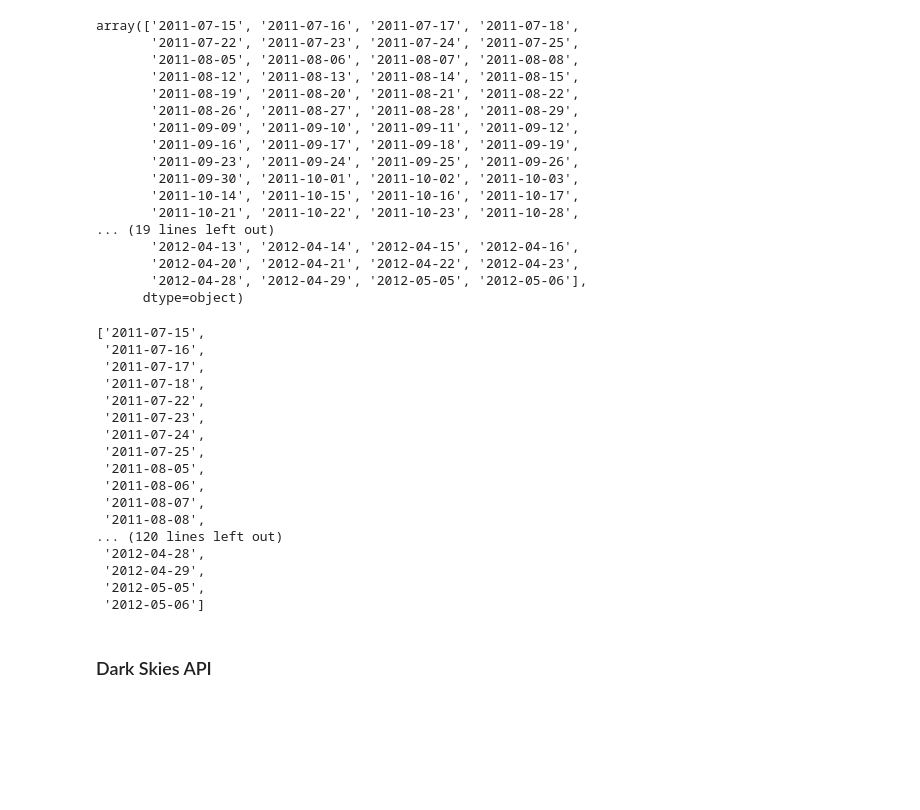
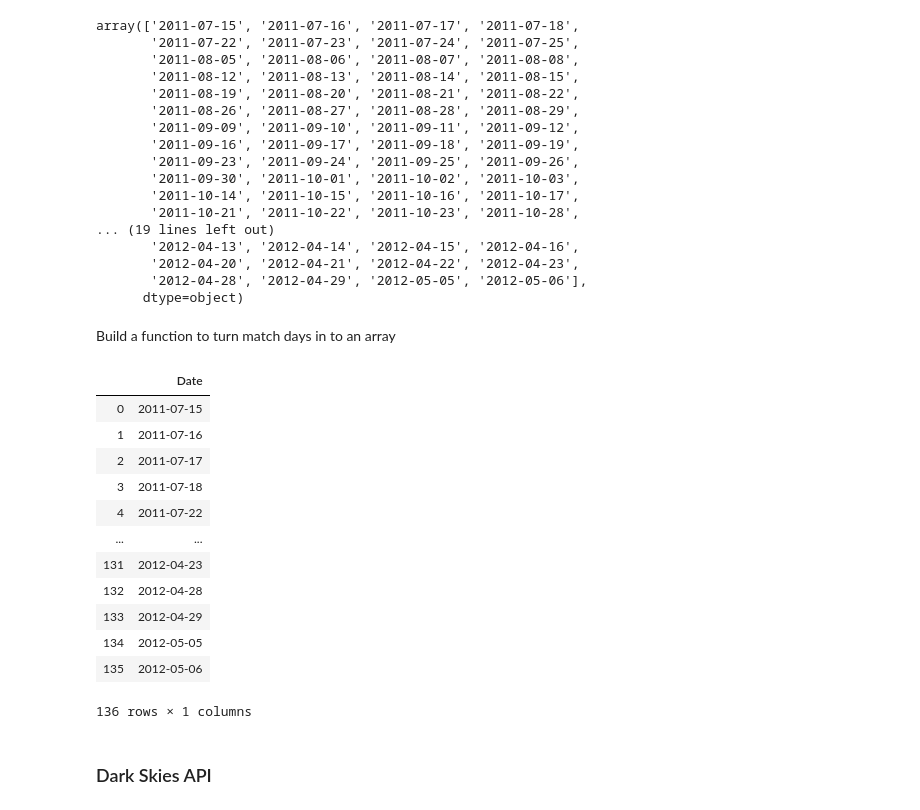
Before and after one commit to petehumphries/Flatiron_School-Module_2_Proj, a Jupyter notebook: module_2_project.ipynb, the cells around one changed output. Cells and saved outputs as stored; diff of their text form; code cells hidden in the pictures; blank space fills up the shorter version.

```diff
--- a/module_2_project.ipynb
+++ b/module_2_project.ipynb
@@ -191,6 +195,8 @@ array(['2011-07-15', '2011-07-16', '2011-07-17', '2011-07-18',
        '2012-04-20', '2012-04-21', '2012-04-22', '2012-04-23',
        '2012-04-28', '2012-04-29', '2012-05-05', '2012-05-06'],
       dtype=object)
+# %% [markdown]
+Build a function to turn match days in to an array
 # %%
 def weather_required_dates(match_dates):
     weather_req_dates = []
@@ -199,25 +205,23 @@ def weather_required_dates(match_dates):
     return weather_req_dates
 # %%
 match_days = weather_required_dates(match_dates)
-match_days
+df_match_days=pd.DataFrame(match_days)
+df_match_days.columns = ['Date']
+df_match_days
 # %% [output]
+|  | Date |
+| 0 | 2011-07-15 |
+| 1 | 2011-07-16 |
+| 2 | 2011-07-17 |
+| 3 | 2011-07-18 |
+| 4 | 2011-07-22 |
+| ... | ... |
+| 131 | 2012-04-23 |
+| 132 | 2012-04-28 |
+| 133 | 2012-04-29 |
+| 134 | 2012-05-05 |
+| 135 | 2012-05-06 |
-['2011-07-15',
- '2011-07-16',
- '2011-07-17',
- '2011-07-18',
- '2011-07-22',
- '2011-07-23',
- '2011-07-24',
- '2011-07-25',
- '2011-08-05',
- '2011-08-06',
- '2011-08-07',
- '2011-08-08',
-... (120 lines left out)
- '2012-04-28',
- '2012-04-29',
- '2012-05-05',
- '2012-05-06']
+136 rows × 1 columns
 # %% [markdown]
 ### Dark Skies API
 # %% [markdown]
```
Also changed, not shown: parts of 25 cells of this notebook.
